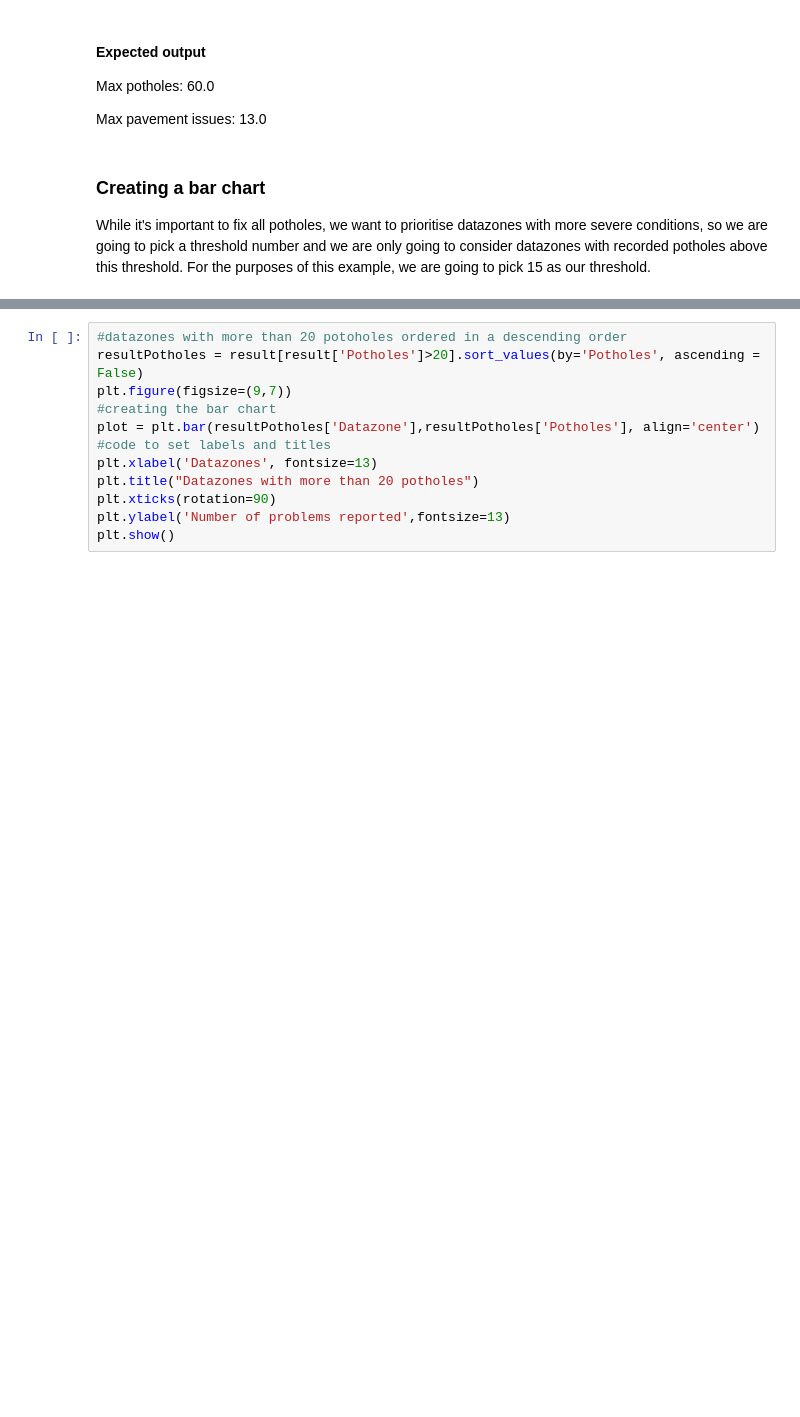
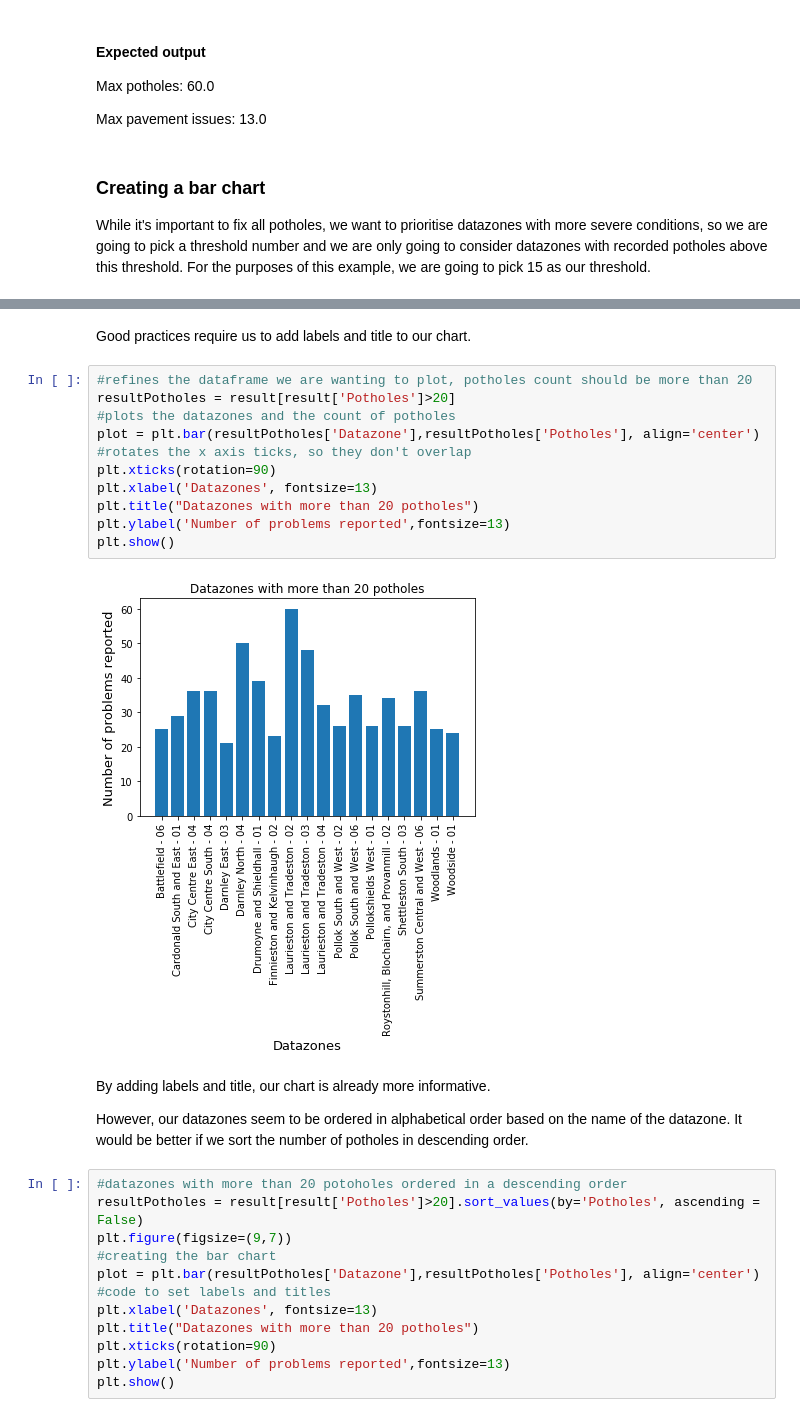
Before and after one commit to citizendatascience/pythonNotebookPrototypes, a Jupyter notebook: week_1_finalised/geospatial.ipynb, the cells around one changed output, grey strips where cells are left out. Drawn from its saved outputs; the diff is of its cells as text; blank space fills up the shorter version.

```diff
--- a/week_1_finalised/geospatial.ipynb
+++ b/week_1_finalised/geospatial.ipynb
@@ -305,3 +365,22 @@ While it's important to fix all potholes, we want to prioritise datazones with m
+# %% [markdown]
+Good practices require us to add labels and title to our chart.
+# %%
+#refines the dataframe we are wanting to plot, potholes count should be more than 20
+resultPotholes = result[result['Potholes']>20]
+#plots the datazones and the count of potholes
+plot = plt.bar(resultPotholes['Datazone'],resultPotholes['Potholes'], align='center')
+#rotates the x axis ticks, so they don't overlap
+plt.xticks(rotation=90)
+plt.xlabel('Datazones', fontsize=13)
+plt.title("Datazones with more than 20 potholes")
+plt.ylabel('Number of problems reported',fontsize=13)
+plt.show()
+# %% [output]
+[figure, added]
+# %% [markdown]
+By adding labels and title, our chart is already more informative.
+
+However, our datazones seem to be ordered in alphabetical order based on the name of the datazone. It would be better if we sort the number of potholes in descending order.
 # %%
 #datazones with more than 20 potoholes ordered in a descending order
 resultPotholes = result[result['Potholes']>20].sort_values(by='Potholes', ascending = False)
```
Also changed, not shown: parts of 15 cells of this notebook, 4 other files.
